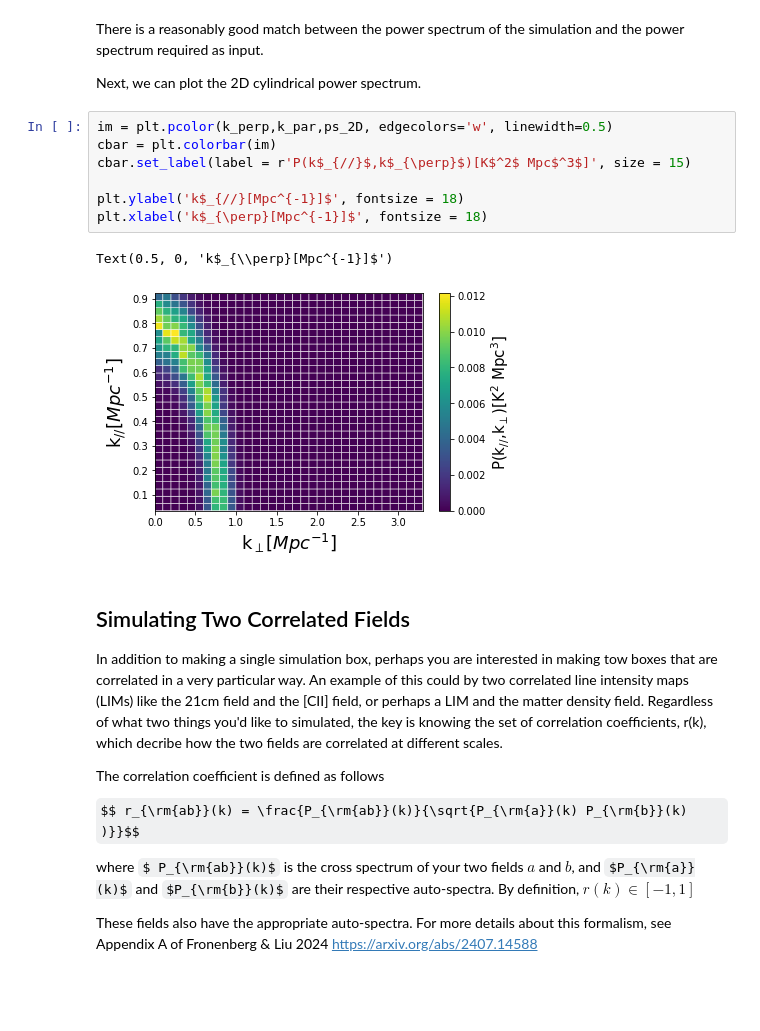
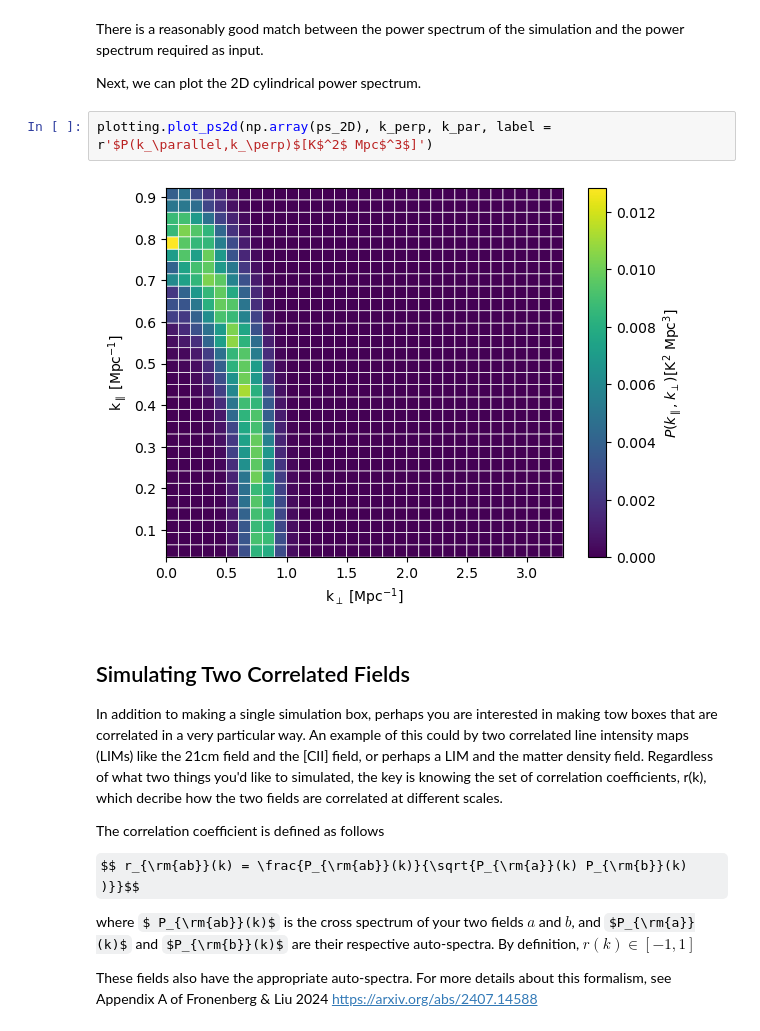
Before and after one commit to McGill-Cosmic-Dawn-Group/LIMstat, a Jupyter notebook: tutorials/tutorial_cosmo_signal.ipynb, the cells around one changed output. Cells and saved outputs as stored; diff of their text form; some formulas as TeX source; blank space fills up the shorter version.

```diff
--- a/tutorials/tutorial_cosmo_signal.ipynb
+++ b/tutorials/tutorial_cosmo_signal.ipynb
@@ -246,16 +228,10 @@ axes.legend(loc = 'best', frameon=False)
 There is a reasonably good match between the power spectrum of the simulation and the power spectrum required as input.
 
 Next, we can plot the 2D cylindrical power spectrum.
-# %%
-im = plt.pcolor(k_perp,k_par,ps_2D, edgecolors='w', linewidth=0.5)
-cbar = plt.colorbar(im)
-cbar.set_label(label = r'P(k$_{//}$,k$_{\perp}$)[K$^2$ Mpc$^3$]', size = 15)
-
-plt.ylabel('k$_{//}[Mpc^{-1}]$', fontsize = 18)
-plt.xlabel('k$_{\perp}[Mpc^{-1}]$', fontsize = 18)
-# %% [output]
-Text(0.5, 0, 'k$_{\\perp}[Mpc^{-1}]$')
-[figure, removed]
+# %%
+plotting.plot_ps2d(np.array(ps_2D), k_perp, k_par, label = r'$P(k_\parallel,k_\perp)$[K$^2$ Mpc$^3$]')
+# %% [output]
+[figure, added]
 # %% [markdown]
 ## Simulating Two Correlated Fields
 
```
Also changed, not shown: parts of 24 cells of this notebook.
